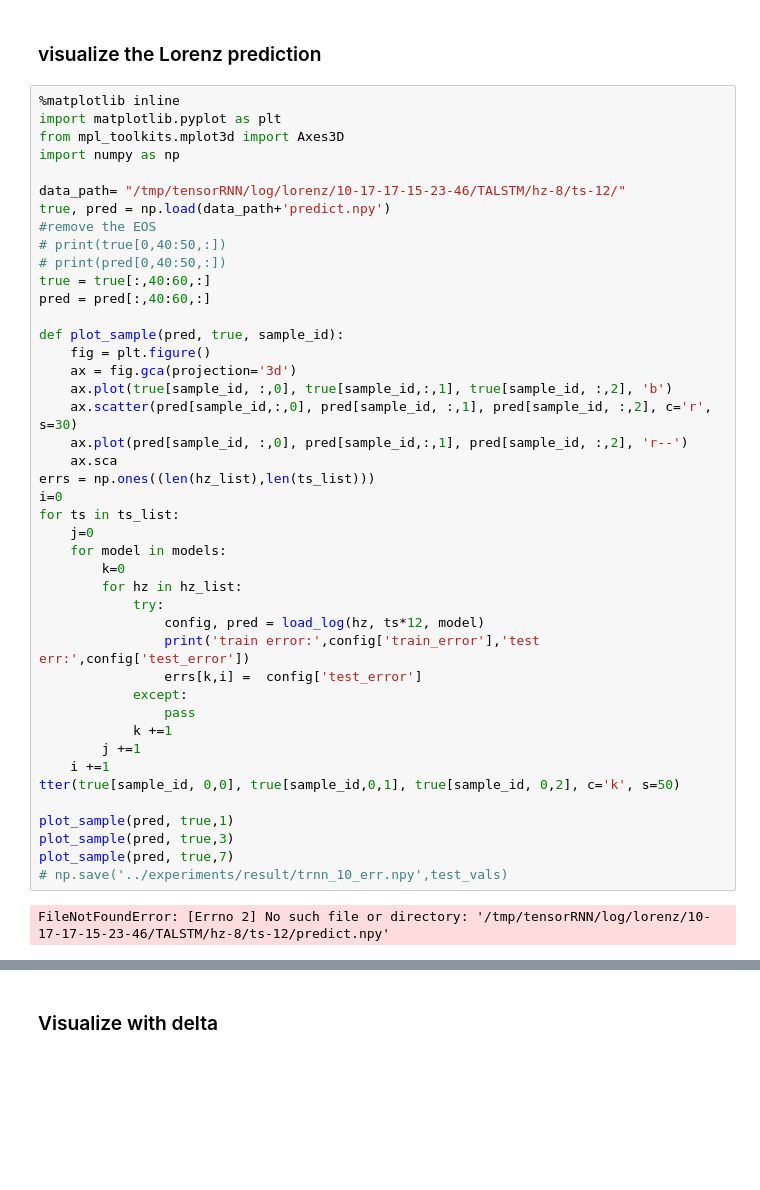
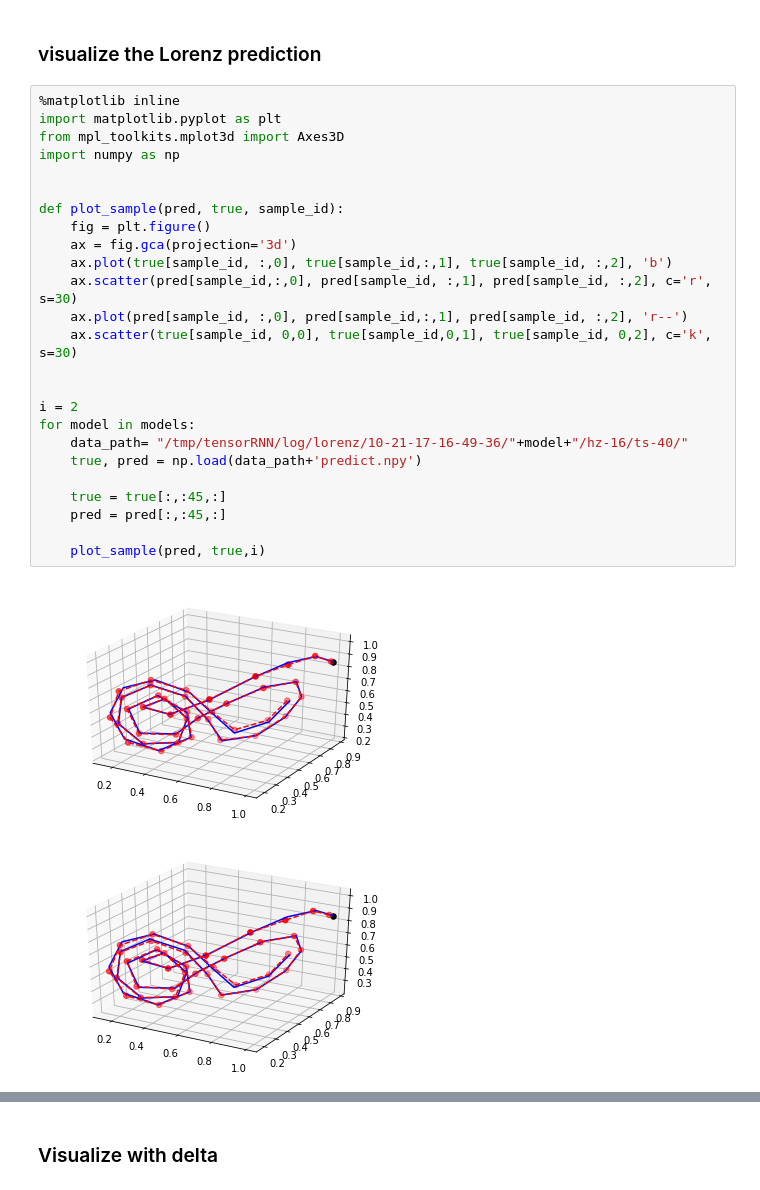
Before and after one commit to yuqirose/TensorRNN, a Jupyter notebook: experiments/notebook/py3_load_lorenz.ipynb, the cells around one changed output, grey strips where cells are left out. Cells and saved outputs as stored; diff of their text form; blank space fills up the shorter version.

```diff
--- a/experiments/notebook/py3_load_lorenz.ipynb
+++ b/experiments/notebook/py3_load_lorenz.ipynb
@@ -100,45 +100,28 @@ pred_mrnn = get_best_pred('MRNN')
 # %%
 %matplotlib inline
 import matplotlib.pyplot as plt
 from mpl_toolkits.mplot3d import Axes3D
 import numpy as np
 
-data_path= "/tmp/tensorRNN/log/lorenz/10-17-17-15-23-46/TALSTM/hz-8/ts-12/"
-true, pred = np.load(data_path+'predict.npy')
-#remove the EOS
-# print(true[0,40:50,:])
-# print(pred[0,40:50,:])
-true = true[:,40:60,:]
-pred = pred[:,40:60,:]
 
 def plot_sample(pred, true, sample_id):
     fig = plt.figure()
     ax = fig.gca(projection='3d')
     ax.plot(true[sample_id, :,0], true[sample_id,:,1], true[sample_id, :,2], 'b')
     ax.scatter(pred[sample_id,:,0], pred[sample_id, :,1], pred[sample_id, :,2], c='r', s=30)
     ax.plot(pred[sample_id, :,0], pred[sample_id,:,1], pred[sample_id, :,2], 'r--')
-    ax.sca
-errs = np.ones((len(hz_list),len(ts_list)))
-i=0
-for ts in ts_list:
-    j=0
-    for model in models:
-        k=0
-        for hz in hz_list:
-            try:
-                config, pred = load_log(hz, ts*12, model)
-                print('train error:',config['train_error'],'test err:',config['test_error'])
-                errs[k,i] =  config['test_error']
-            except:
-                pass
-            k +=1
-        j +=1
-    i +=1
-tter(true[sample_id, 0,0], true[sample_id,0,1], true[sample_id, 0,2], c='k', s=50)
+    ax.scatter(true[sample_id, 0,0], true[sample_id,0,1], true[sample_id, 0,2], c='k', s=30)
 
-plot_sample(pred, true,1)
-plot_sample(pred, true,3)
-plot_sample(pred, true,7)
-# np.save('../experiments/result/trnn_10_err.npy',test_vals)
+
+i = 2
+for model in models:
+    data_path= "/tmp/tensorRNN/log/lorenz/10-21-17-16-49-36/"+model+"/hz-16/ts-40/"
+    true, pred = np.load(data_path+'predict.npy')
+
+    true = true[:,:45,:]
+    pred = pred[:,:45,:]
+
+    plot_sample(pred, true,i)
 # %% [output]
-FileNotFoundError: [Errno 2] No such file or directory: '/tmp/tensorRNN/log/lorenz/10-17-17-15-23-46/TALSTM/hz-8/ts-12/predict.npy'
+[figure, added]
+[figure, added]
```
Also changed, not shown: parts of 2 cells of this notebook, 4 other files.
